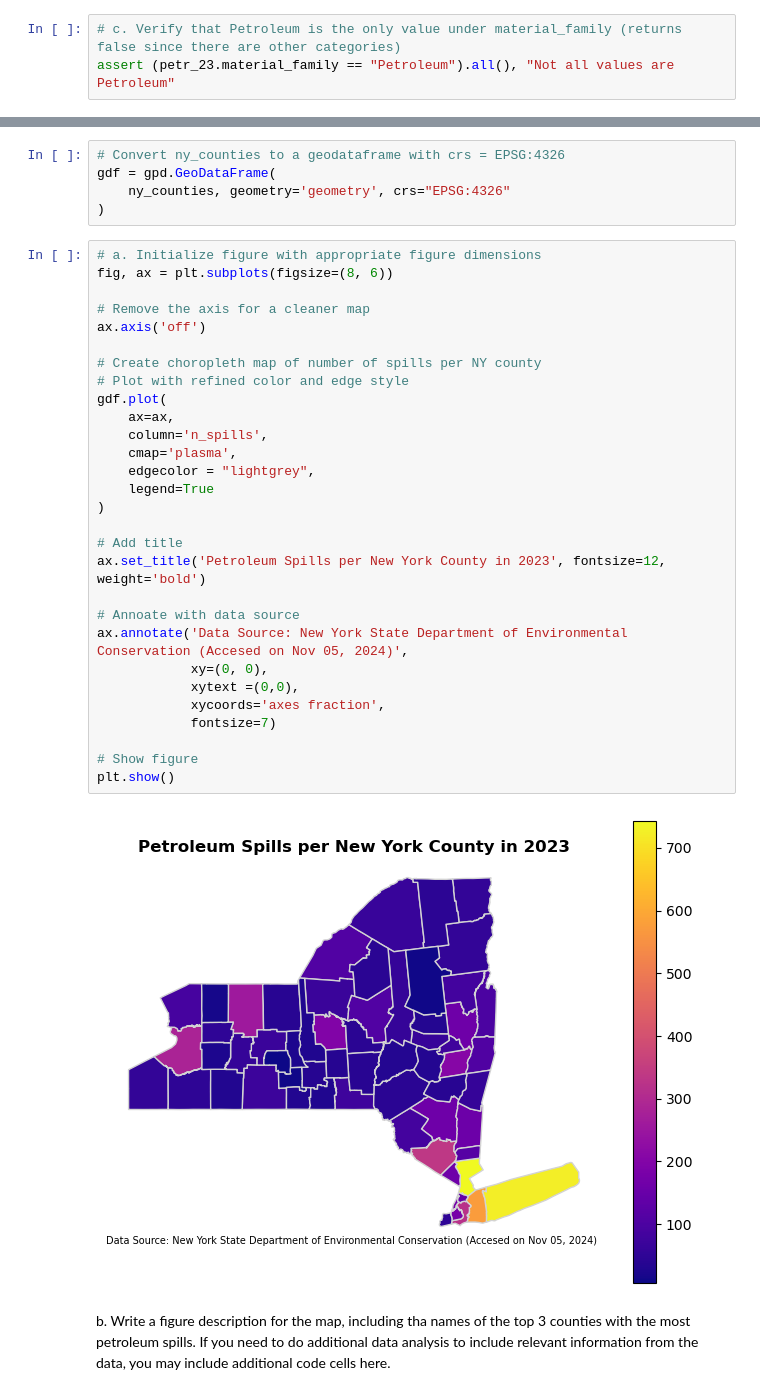
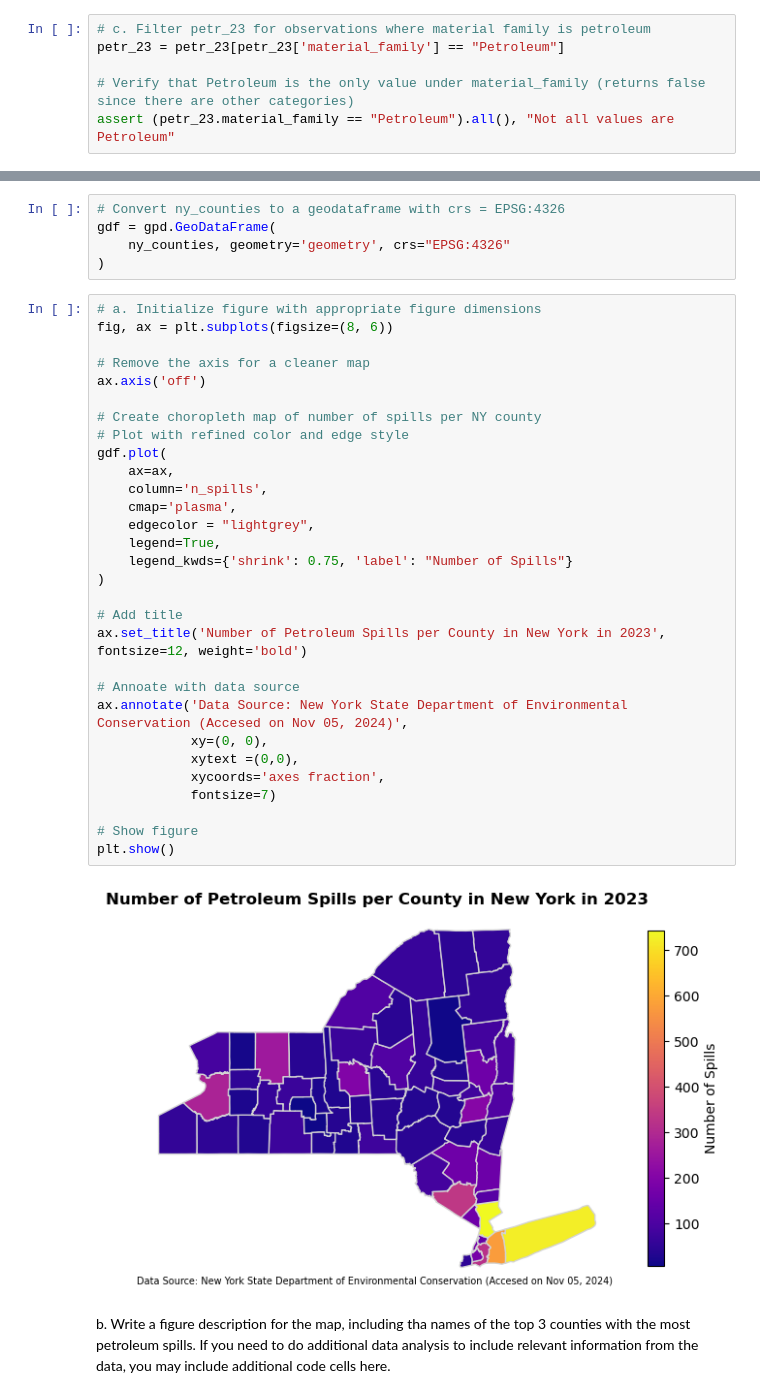
Before and after one commit to katleyq/eds220-hwk3, a Jupyter notebook: hwk3-task2-oil-spills.ipynb, the cells around one changed output, grey strips where cells are left out. Cells and saved outputs as stored; diff of their text form.

```diff
--- a/hwk3-task2-oil-spills.ipynb
+++ b/hwk3-task2-oil-spills.ipynb
@@ -218,5 +218,8 @@ What months are in petr_23? : [1, 2, 3, 4, 5, 6, 7, 8, 9, 10]
 
 c. Write tests using `assert` to verify that `petr_23` only has data for petroleum spills.
 # %%
-# c. Verify that Petroleum is the only value under material_family (returns false since there are other categories)
+# c. Filter petr_23 for observations where material family is petroleum
+petr_23 = petr_23[petr_23['material_family'] == "Petroleum"]
+
+# Verify that Petroleum is the only value under material_family (returns false since there are other categories)
 assert (petr_23.material_family == "Petroleum").all(), "Not all values are Petroleum"
@@ -539,34 +540,35 @@ gdf = gpd.GeoDataFrame(
 # %%
 # a. Initialize figure with appropriate figure dimensions
 fig, ax = plt.subplots(figsize=(8, 6))
 
 # Remove the axis for a cleaner map
 ax.axis('off')
 
 # Create choropleth map of number of spills per NY county
 # Plot with refined color and edge style
 gdf.plot(
     ax=ax,
     column='n_spills',
     cmap='plasma',
     edgecolor = "lightgrey",
-    legend=True
+    legend=True,
+    legend_kwds={'shrink': 0.75, 'label': "Number of Spills"}
 )
 
 # Add title
-ax.set_title('Petroleum Spills per New York County in 2023', fontsize=12, weight='bold')
+ax.set_title('Number of Petroleum Spills per County in New York in 2023', fontsize=12, weight='bold')
 
 # Annoate with data source
 ax.annotate('Data Source: New York State Department of Environmental Conservation (Accesed on Nov 05, 2024)',
             xy=(0, 0),
             xytext =(0,0),
             xycoords='axes fraction',
             fontsize=7)
 
 # Show figure
 plt.show()
 # %% [output]
-[figure, old version]
+[figure, new version]
 # %% [markdown]
 <!-- END QUESTION -->
 
```
Also changed, not shown: parts of 1 cell of this notebook.
